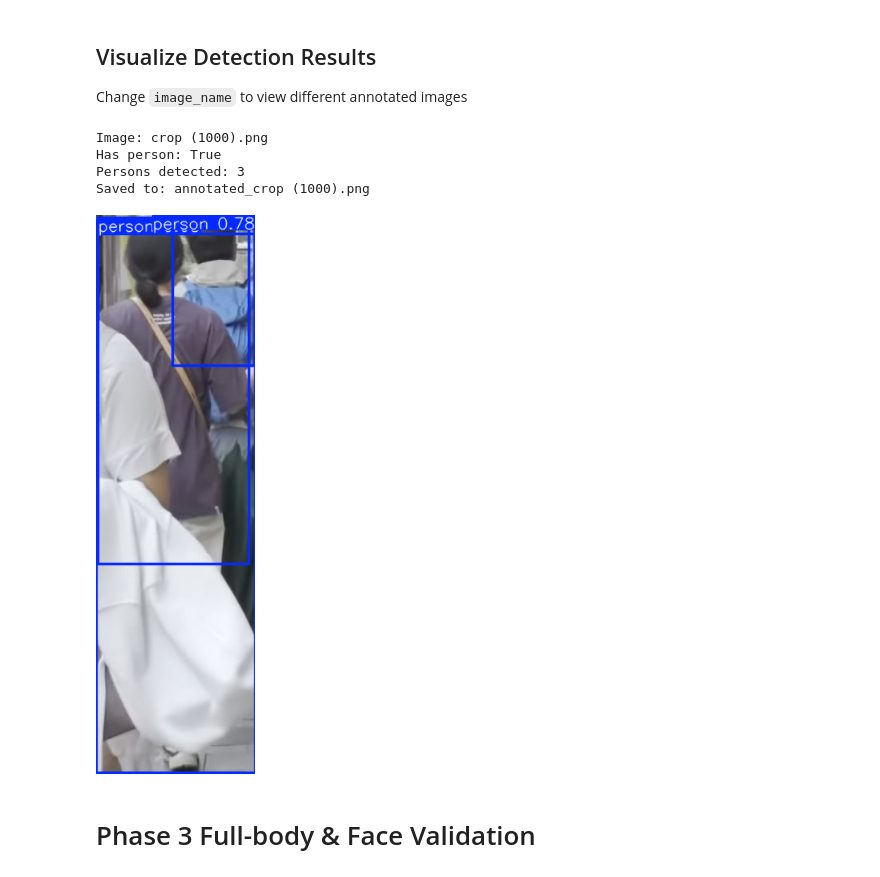
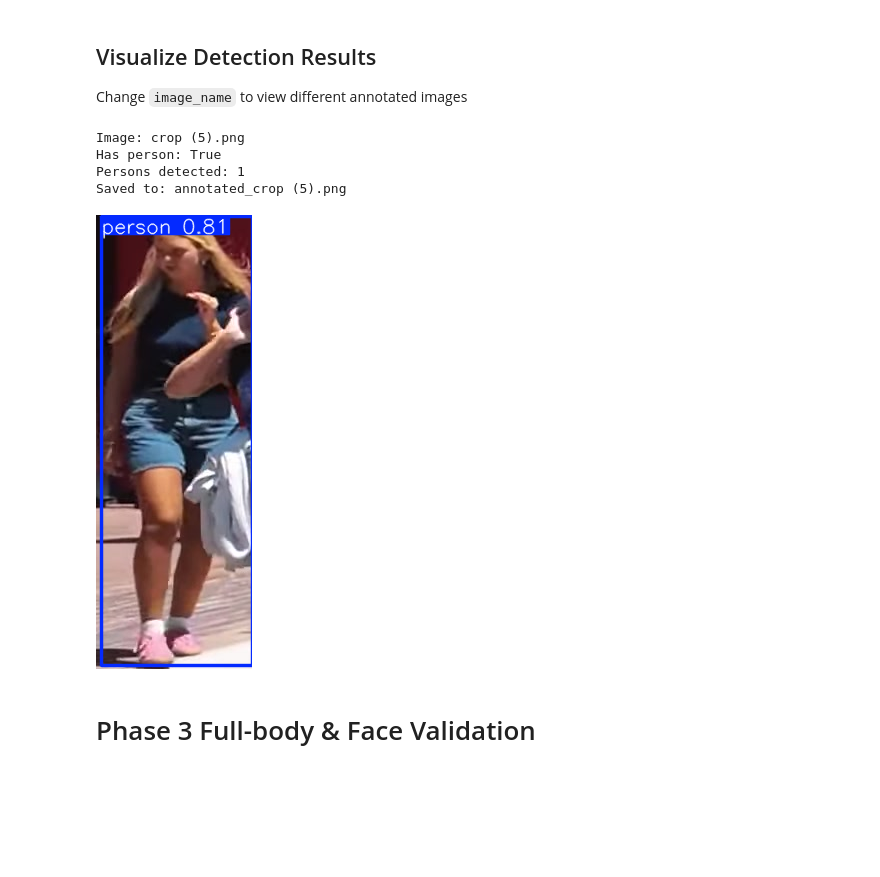
Before and after one commit to ChinSekYi/vision-pipeline-dataset-cleaner, a Jupyter notebook: notebooks/person_dataset_pipeline.ipynb, the cells around one changed output. Saved outputs shown, nothing was run; the diff lists cells and outputs as text; code cells hidden in the pictures; blank space fills up the shorter version.

```diff
--- a/notebooks/person_dataset_pipeline.ipynb
+++ b/notebooks/person_dataset_pipeline.ipynb
@@ -208,28 +208,28 @@ Sample from first image (crop (1000).png):
 ## Visualize Detection Results
 Change `image_name` to view different annotated images
 # %%
-image_name = 'crop (1000).png'
+image_name = 'crop (5).png'
 
 if image_name in all_results:
     entry = all_results[image_name]
     result = entry["result"]
     saved_path = result.save(filename=f'annotated_{image_name}')
 
     print(f"Image: {image_name}")
     print(f"Has person: {entry['has_person']}")
     print(f"Persons detected: {len(result.boxes)}")
     print(f"Saved to: {saved_path}\n")
 
     display(Image(saved_path))
 else:
     print(f"❌ Image '{image_name}' not found")
     print(f"Available: {sorted(list(all_results.keys()))[:10]}...")
 # %% [output]
-Image: crop (1000).png
+Image: crop (5).png
 Has person: True
-Persons detected: 3
-Saved to: annotated_crop (1000).png
+Persons detected: 1
+Saved to: annotated_crop (5).png
-[figure, old version]
+[figure, new version]
 # %% [markdown]
 # Phase 3 Full-body & Face Validation
 # %% [markdown]
```
Also changed, not shown: parts of 12 cells of this notebook, 11 other files.
